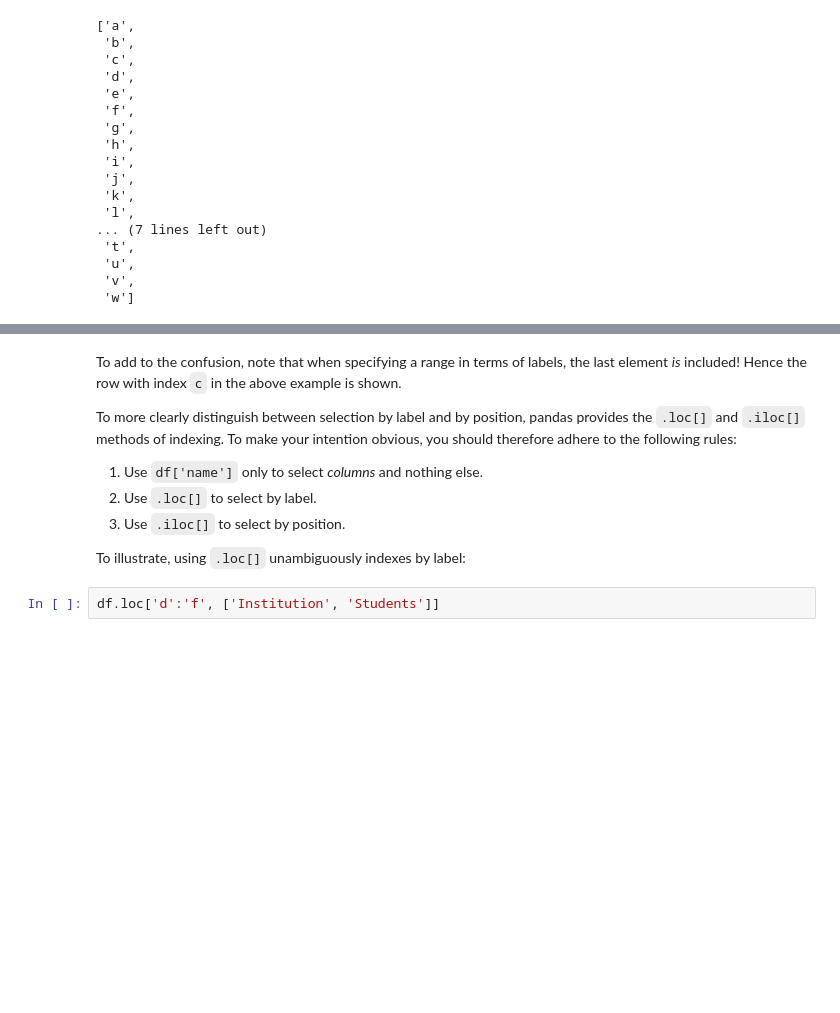
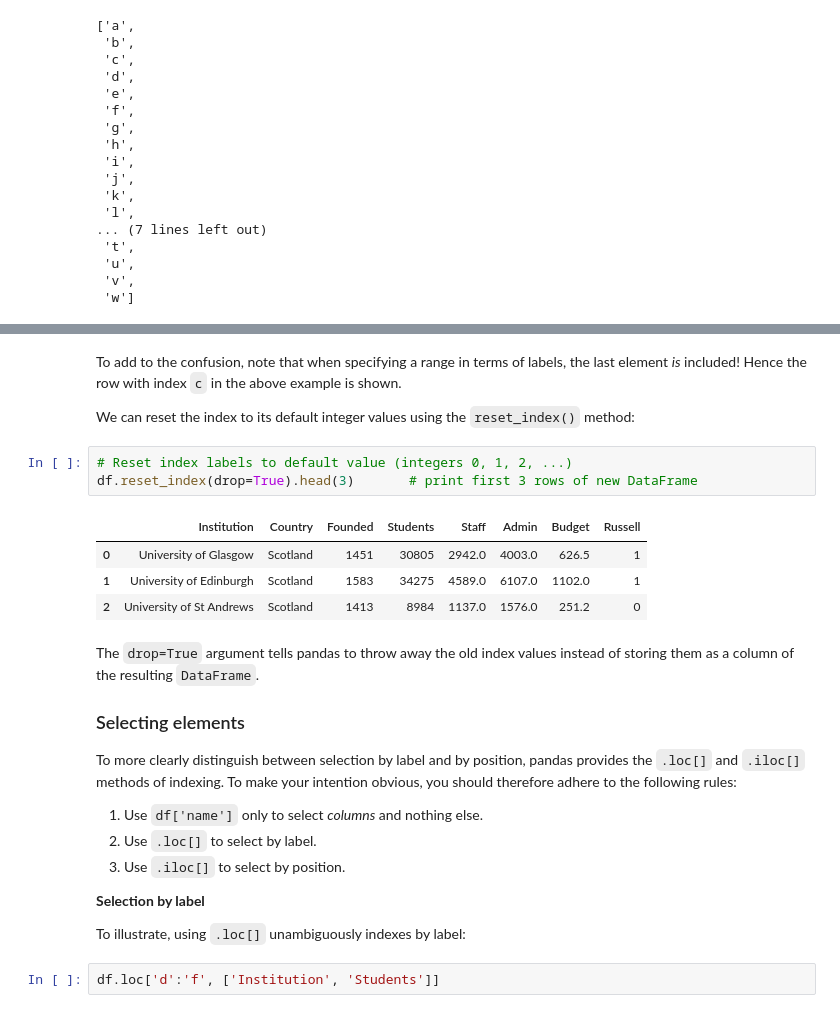
Before and after one commit to richardfoltyn/python-statistics, a Jupyter notebook: lectures/unit8.ipynb, the cells around one changed output, grey strips where cells are left out. Cells and saved outputs as stored; diff of their text form; blank space fills up the shorter version.

```diff
--- a/lectures/unit8.ipynb
+++ b/lectures/unit8.ipynb
@@ -392,8 +416,23 @@ df['a':'c']             # This is the same as df[:3]
+# %% [markdown]
+To add to the confusion, note that when specifying a range in terms of
+labels, the last element *is* included! Hence the row with index `c`
+in the above example is shown.
+
+We can reset the index to its default integer values using
+the `reset_index()` method:
+# %%
+# Reset index labels to default value (integers 0, 1, 2, ...)
+df.reset_index(drop=True).head(3)       # print first 3 rows of new DataFrame
+# %% [output]
+|  | Institution | Country | Founded | Students | Staff | Admin | Budget | Russell |
+| 0 | University of Glasgow | Scotland | 1451 | 30805 | 2942.0 | 4003.0 | 626.5 | 1 |
+| 1 | University of Edinburgh | Scotland | 1583 | 34275 | 4589.0 | 6107.0 | 1102.0 | 1 |
+| 2 | University of St Andrews | Scotland | 1413 | 8984 | 1137.0 | 1576.0 | 251.2 | 0 |
 # %% [markdown]
-To add to the confusion, note that when specifying a range in terms of
-labels, the last element *is* included! Hence the row with index `c`
-in the above example is shown.
+The `drop=True` argument tells pandas to throw away the old index
+values instead of storing them as a column of the resulting `DataFrame`.
 
+### Selecting elements
 
 To more clearly distinguish between selection by label and by position,
 pandas provides the `.loc[]` and `.iloc[]` methods of indexing.
@@ -404,6 +443,8 @@ rules:
 2.  Use `.loc[]` to select by label.
 3.  Use `.iloc[]` to select by position.
 
+**Selection by label**
+
 To illustrate, using `.loc[]` unambiguously indexes by label:
 # %%
 df.loc['d':'f', ['Institution', 'Students']]
```
Also changed, not shown: parts of 26 cells of this notebook, 3 other files.
